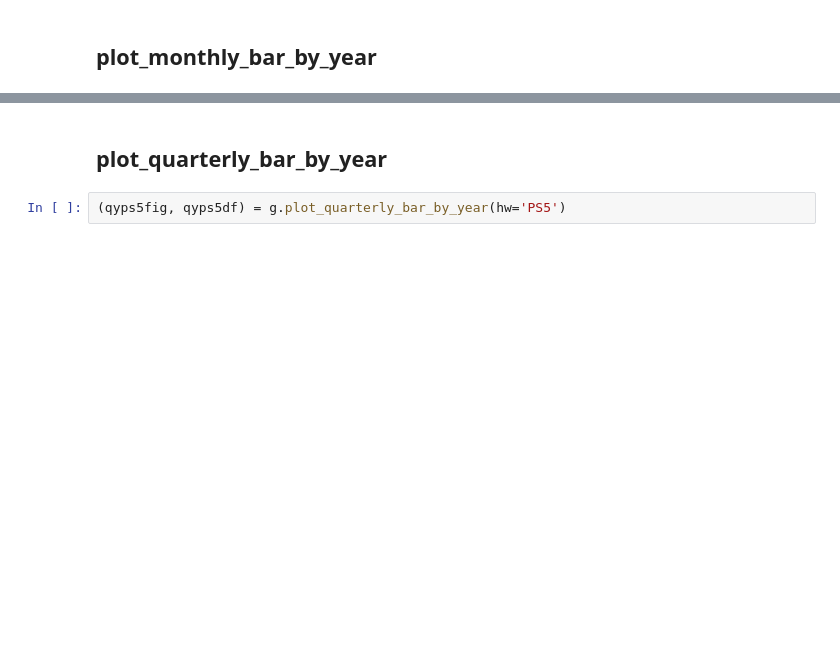
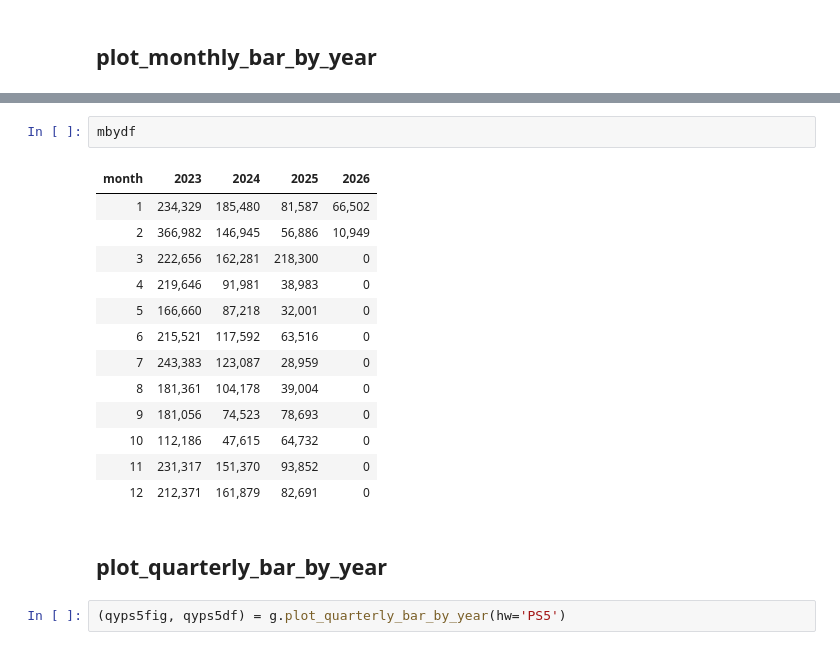
Before and after one commit to hidenden/gamedata, a Jupyter notebook: notebook/example/plot_bar_example.ipynb, the cells around one changed output, grey strips where cells are left out. Drawn from its saved outputs; the diff is of its cells as text; blank space fills up the shorter version.

```diff
--- a/notebook/example/plot_bar_example.ipynb
+++ b/notebook/example/plot_bar_example.ipynb
@@ -27,3 +28,19 @@ import gamedata as g
+# %%
+mbydf
+# %% [output]
+| month | 2023 | 2024 | 2025 | 2026 |
+| 1 | 234,329 | 185,480 | 81,587 | 66,502 |
+| 2 | 366,982 | 146,945 | 56,886 | 10,949 |
+| 3 | 222,656 | 162,281 | 218,300 | 0 |
+| 4 | 219,646 | 91,981 | 38,983 | 0 |
+| 5 | 166,660 | 87,218 | 32,001 | 0 |
+| 6 | 215,521 | 117,592 | 63,516 | 0 |
+| 7 | 243,383 | 123,087 | 28,959 | 0 |
+| 8 | 181,361 | 104,178 | 39,004 | 0 |
+| 9 | 181,056 | 74,523 | 78,693 | 0 |
+| 10 | 112,186 | 47,615 | 64,732 | 0 |
+| 11 | 231,317 | 151,370 | 93,852 | 0 |
+| 12 | 212,371 | 161,879 | 82,691 | 0 |
 # %% [markdown]
 ## plot_quarterly_bar_by_year
 # %%
```
Also changed, not shown: parts of 15 cells of this notebook, 2 other files.
